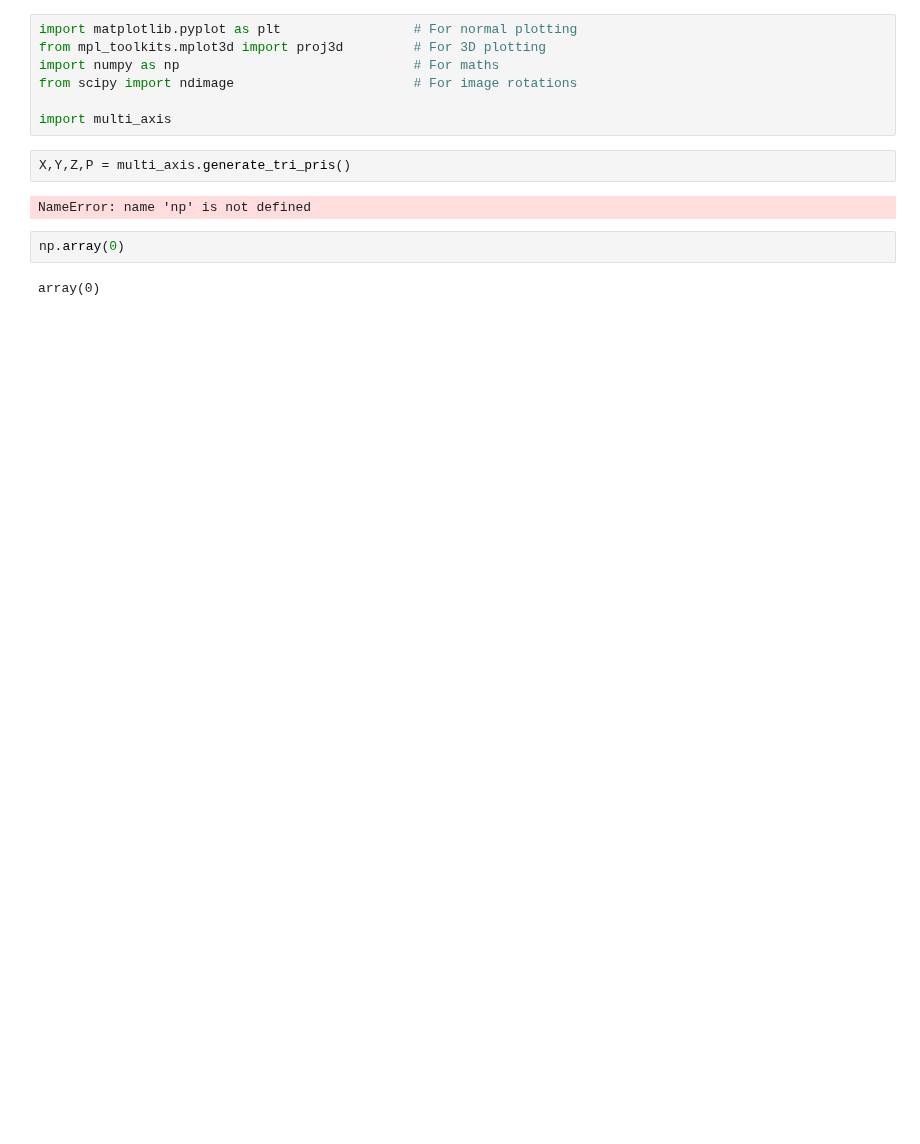
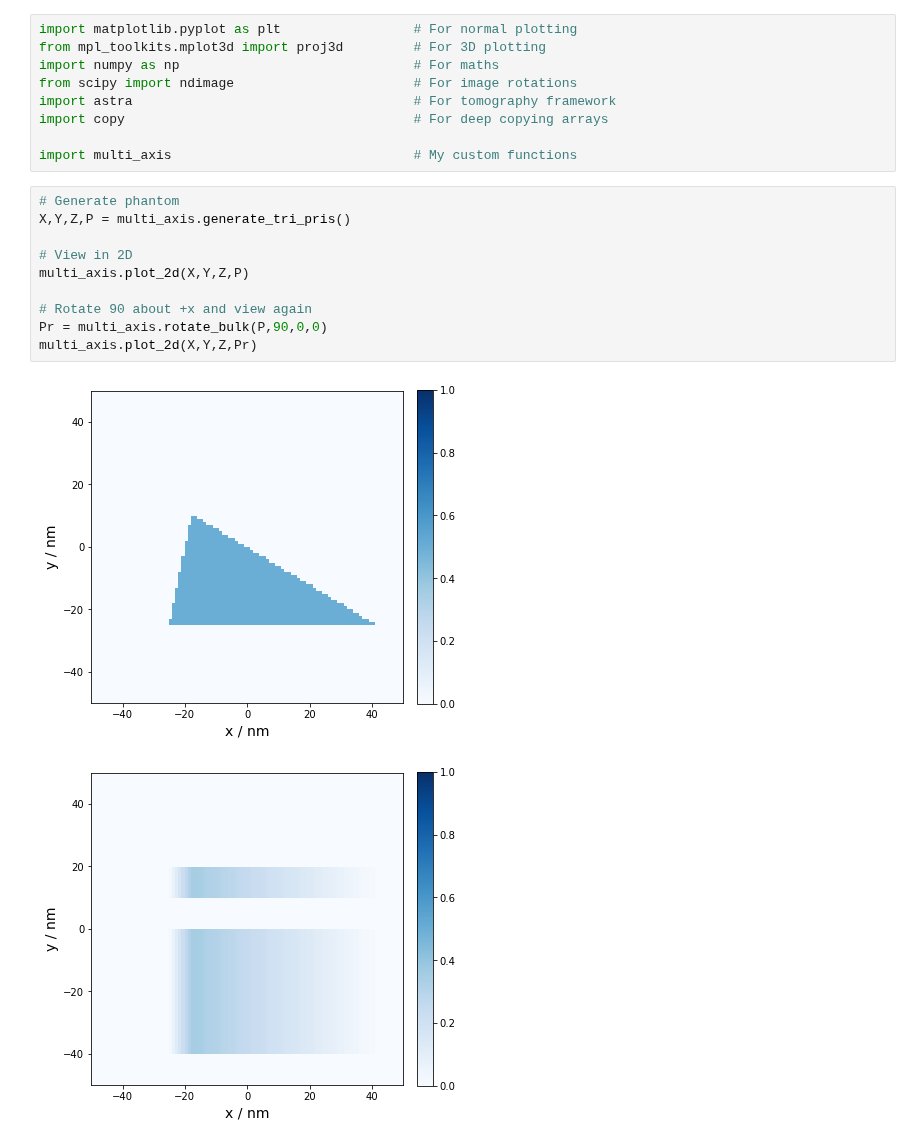
Before and after one commit to grlewis333/phd-work, a Jupyter notebook: multi-axis-tomo/scalar-rot-proj.ipynb, the cells around one changed output. Cells and saved outputs as stored; diff of their text form; blank space fills up the shorter version.

```diff
--- a/multi-axis-tomo/scalar-rot-proj.ipynb
+++ b/multi-axis-tomo/scalar-rot-proj.ipynb
@@ -3,13 +3,20 @@ import matplotlib.pyplot as plt                 # For normal plotting
 from mpl_toolkits.mplot3d import proj3d         # For 3D plotting
 import numpy as np                              # For maths
 from scipy import ndimage                       # For image rotations
+import astra                                    # For tomography framework
+import copy                                     # For deep copying arrays
 
-import multi_axis
+import multi_axis                               # My custom functions
-# %%
-X,Y,Z,P = multi_axis.generate_tri_pris()
-# %% [output]
-NameError: name 'np' is not defined
-# %%
-np.array(0)
-# %% [output]
-array(0)
+# %%
+# Generate phantom
+X,Y,Z,P = multi_axis.generate_tri_pris()
+
+# View in 2D
+multi_axis.plot_2d(X,Y,Z,P)
+
+# Rotate 90 about +x and view again
+Pr = multi_axis.rotate_bulk(P,90,0,0)
+multi_axis.plot_2d(X,Y,Z,Pr)
+# %% [output]
+[figure, added]
+[figure, added]
```
Also changed, not shown: parts of 20 cells of this notebook, 2 other files.
